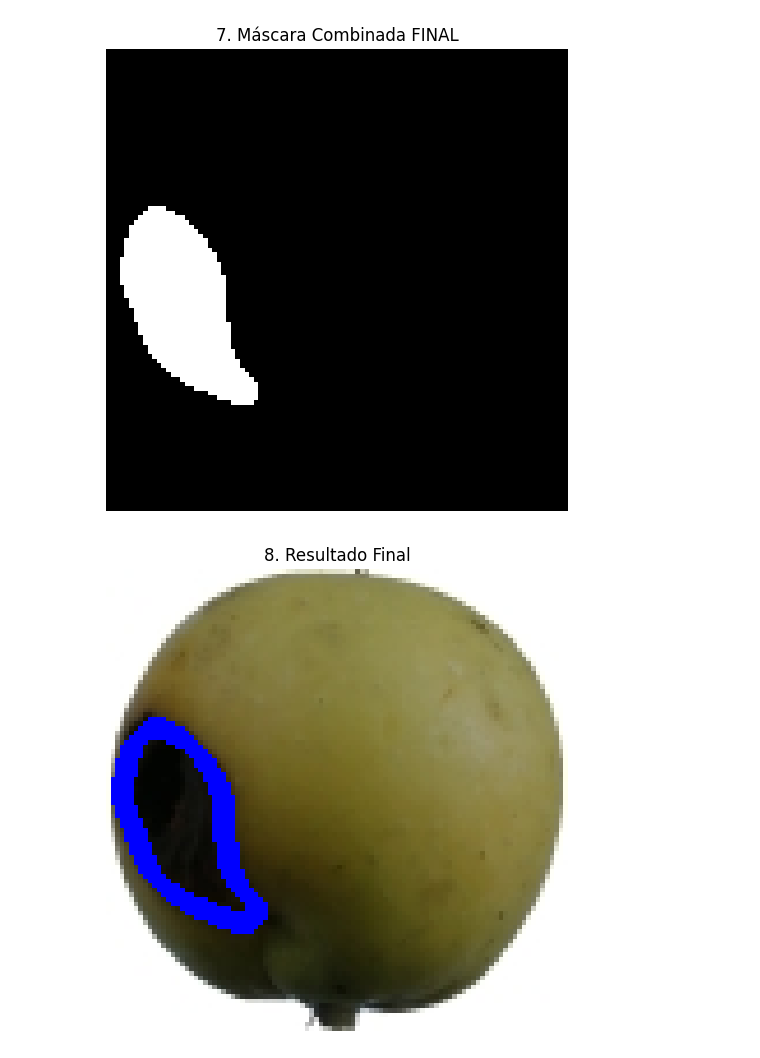
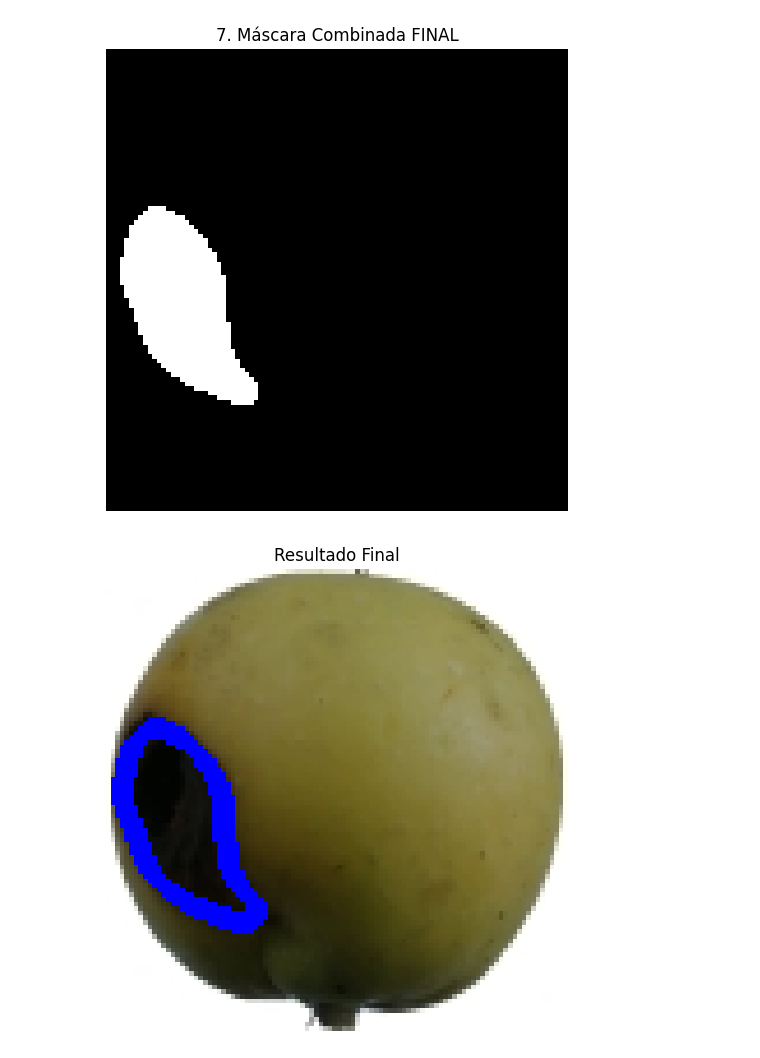
Before and after one commit to Chewi9/Fruit-Quality, a Jupyter notebook: Parte-2.ipynb, the cells around one changed output. Saved outputs shown, nothing was run; the diff lists cells and outputs as text; code cells hidden in the pictures.

```diff
--- a/Parte-2.ipynb
+++ b/Parte-2.ipynb
@@ -201,13 +201,13 @@ show(combined, "7. Máscara Combinada FINAL", cmap='gray')
 [figure]
 [figure]
 # %%
-# 8. Dibujar resultados
+# Mostramos resultado final con contornos
 resultado = original.copy()
 contornos, _ = cv2.findContours(combined, cv2.RETR_EXTERNAL, cv2.CHAIN_APPROX_SIMPLE)
 
 # Dibujamos en azul (BGR: 255, 0, 0) con grosor 3
 cv2.drawContours(resultado, contornos, -1, (255, 0, 0), thickness=3)
 
-show(resultado, "8. Resultado Final")
+show(resultado, "Resultado Final")
 # %% [output]
-[figure, old version]
+[figure, new version]
```
